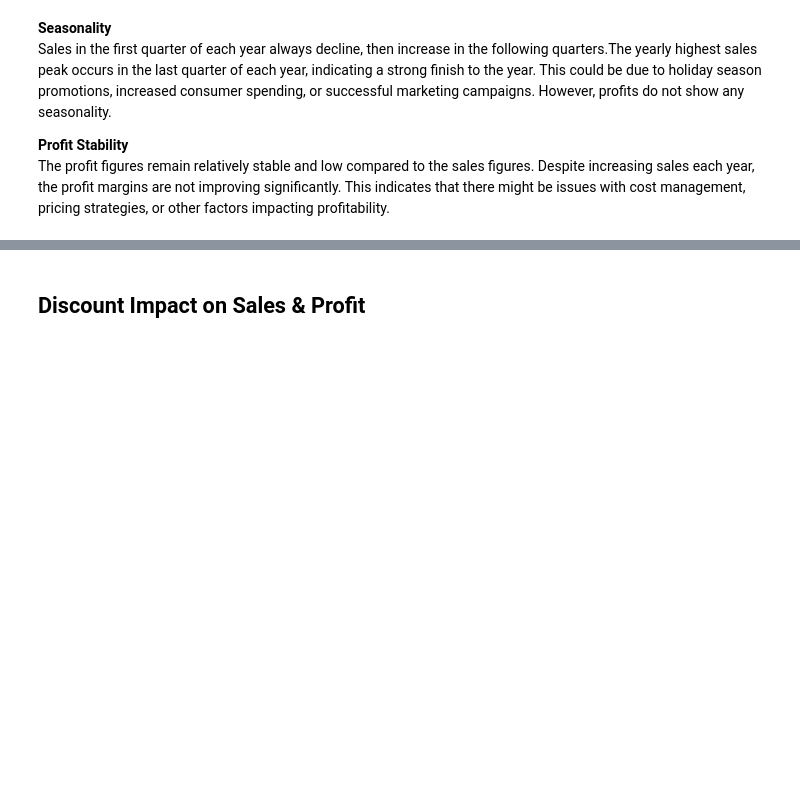
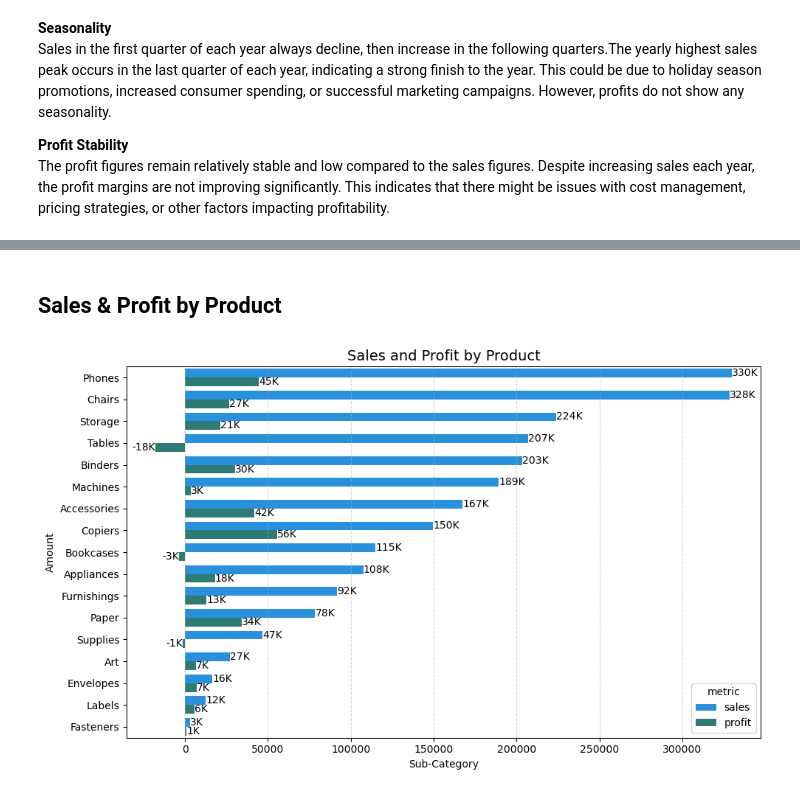
Before and after one commit to FadhiilDzaki/superstore_analysis, a Jupyter notebook: superstore_analysis.ipynb, the cells around one changed output, grey strips where cells are left out. Saved outputs shown, nothing was run; the diff lists cells and outputs as text; code cells hidden in the pictures; blank space fills up the shorter version.

```diff
--- a/superstore_analysis.ipynb
+++ b/superstore_analysis.ipynb
@@ -570,2 +628,30 @@ The profit figures remain relatively stable and low compared to the sales figure
 # %% [markdown]
-## Discount Impact on Sales & Profit
+## Sales & Profit by Product
+# %%
+# Group sales & profit by sub category
+subcat_sales_profit = df.groupby('sub_category')[['sales', 'profit']].sum().sort_values(by='sales', ascending=False).reset_index()
+
+# Melt the data for easier plotting with seaborn
+subcat_sales_profit_melted = subcat_sales_profit.melt(id_vars='sub_category', value_vars=['sales', 'profit'], var_name='metric', value_name='value')
+
+# Create a canvas
+plt.figure(figsize=(10, 6))
+
+# Create grouped bar plot
+plot = sns.barplot(data=subcat_sales_profit_melted, y='sub_category', x='value', hue='metric', palette=['#0B96F9','#22867E'])
+
+# Add title
+plt.title('Sales and Profit by Product', fontsize=14)
+plt.xlabel('Sub-Category')
+plt.ylabel('Amount')
+# add gridline
+plt.grid(axis='x',linestyle='--', alpha=0.5)
+
+## add annotation
+annotate_bars(plot)
+
+# Show plot
+plt.tight_layout()
+plt.show()
+# %% [output]
+[figure, added]
```
Also changed, not shown: parts of 42 cells of this notebook, 1 other file.
